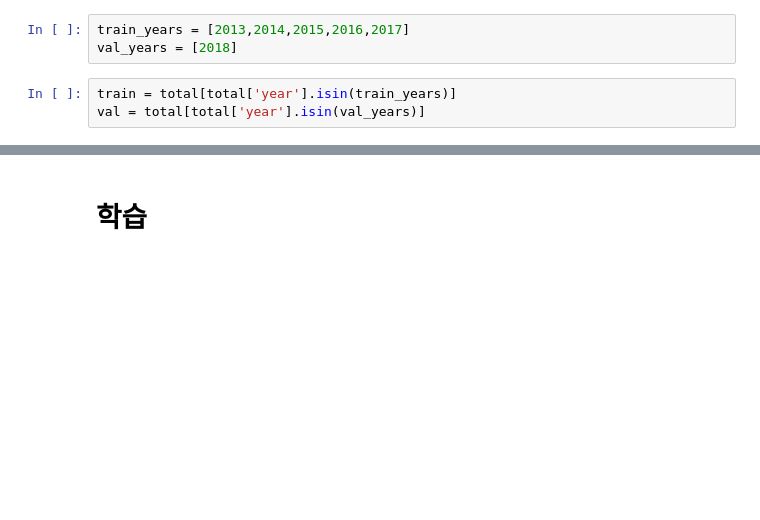
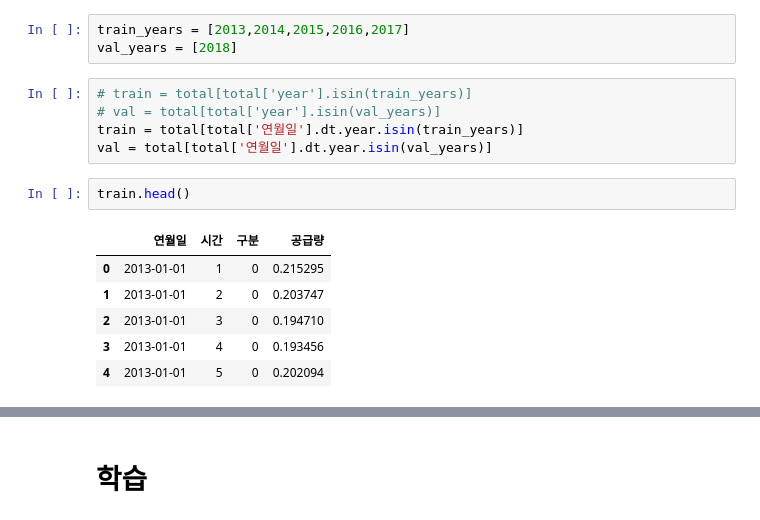
Before and after one commit to JeromeCheon/gcs_AIproject, a Jupyter notebook: assignments/kaggle/inclass_2/lstm_try1.ipynb, the cells around one changed output, grey strips where cells are left out. Saved outputs shown, nothing was run; the diff lists cells and outputs as text; blank space fills up the shorter version.

```diff
--- a/assignments/kaggle/inclass_2/lstm_try1.ipynb
+++ b/assignments/kaggle/inclass_2/lstm_try1.ipynb
@@ -134,5 +187,16 @@ print(total)
 train_years = [2013,2014,2015,2016,2017]
 val_years = [2018]
 # %%
-train = total[total['year'].isin(train_years)]
-val = total[total['year'].isin(val_years)]
+# train = total[total['year'].isin(train_years)]
+# val = total[total['year'].isin(val_years)]
+train = total[total['연월일'].dt.year.isin(train_years)]
+val = total[total['연월일'].dt.year.isin(val_years)]
+# %%
+train.head()
+# %% [output]
+|  | 연월일 | 시간 | 구분 | 공급량 |
+| 0 | 2013-01-01 | 1 | 0 | 0.215295 |
+| 1 | 2013-01-01 | 2 | 0 | 0.203747 |
+| 2 | 2013-01-01 | 3 | 0 | 0.194710 |
+| 3 | 2013-01-01 | 4 | 0 | 0.193456 |
+| 4 | 2013-01-01 | 5 | 0 | 0.202094 |
```
Also changed, not shown: parts of 18 cells of this notebook, 3 other files.
